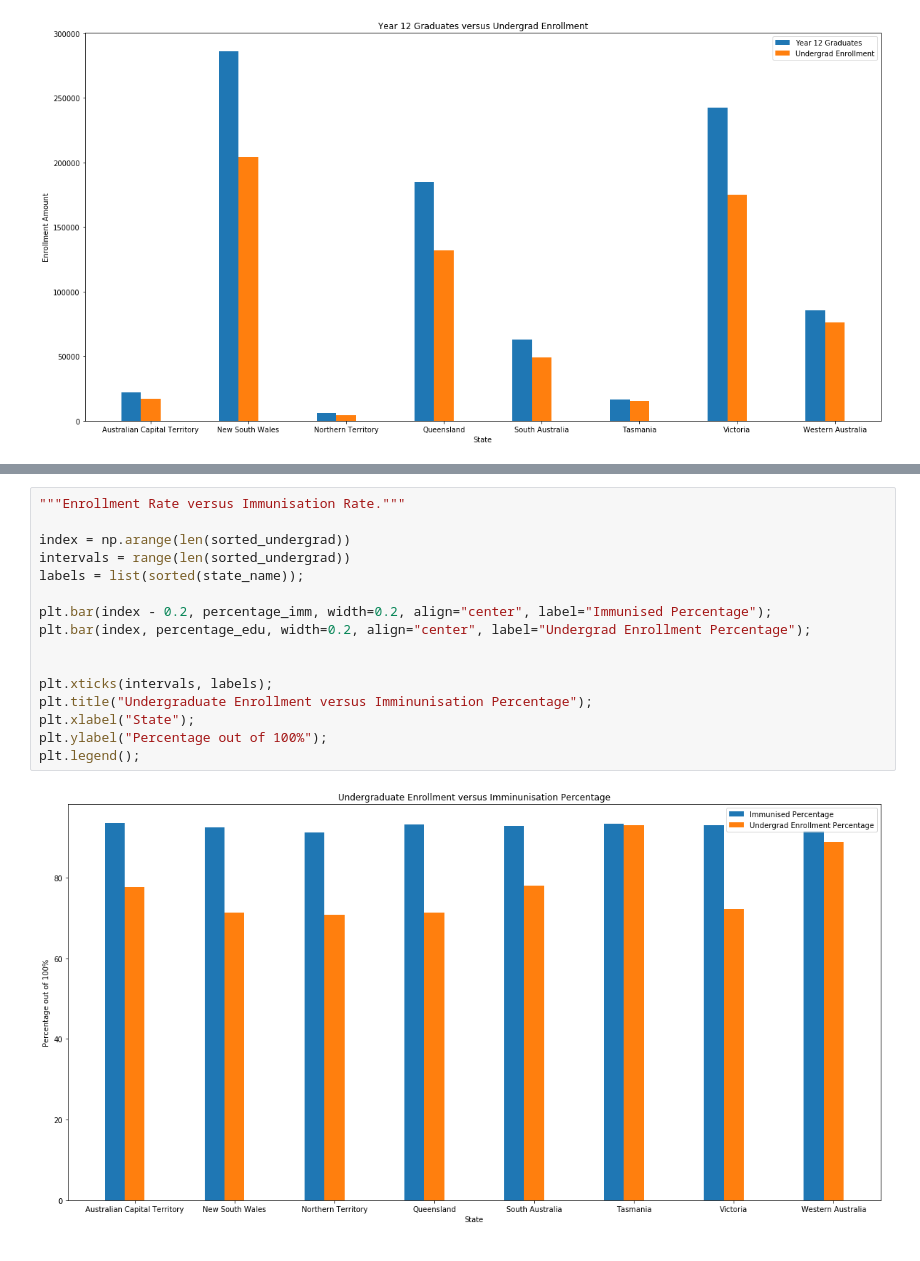
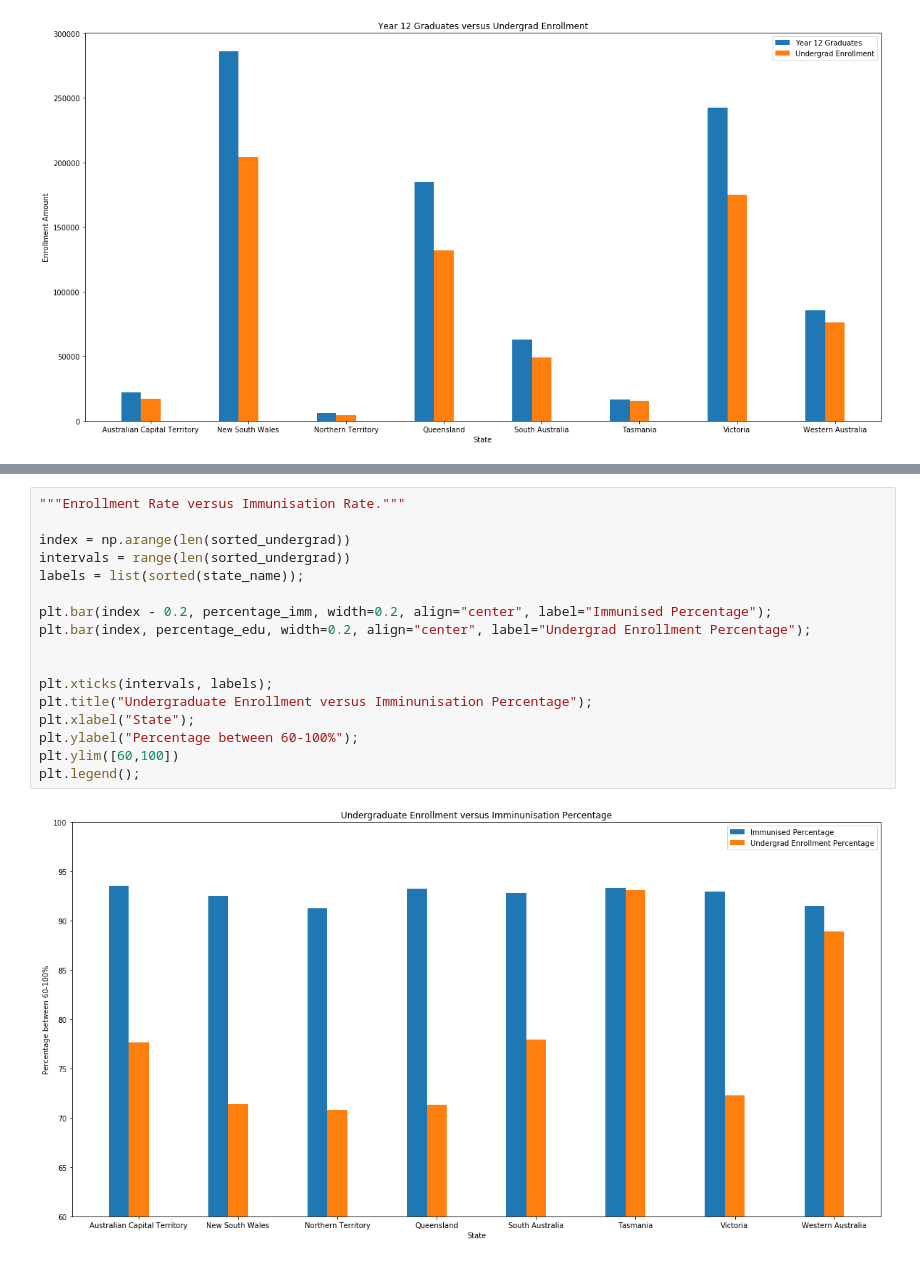
Before and after one commit to tomwyb/code1161base, a Jupyter notebook: week6/immunisation_table.ipynb, the cells around one changed output, grey strips where cells are left out. Drawn from its saved outputs; the diff is of its cells as text.

```diff
--- a/week6/immunisation_table.ipynb
+++ b/week6/immunisation_table.ipynb
@@ -286,18 +286,19 @@ plt.legend();
 # %%
 """Enrollment Rate versus Immunisation Rate."""
 
 index = np.arange(len(sorted_undergrad))
 intervals = range(len(sorted_undergrad))
 labels = list(sorted(state_name));
 
 plt.bar(index - 0.2, percentage_imm, width=0.2, align="center", label="Immunised Percentage");
 plt.bar(index, percentage_edu, width=0.2, align="center", label="Undergrad Enrollment Percentage");
 
 
 plt.xticks(intervals, labels);
 plt.title("Undergraduate Enrollment versus Imminunisation Percentage");
 plt.xlabel("State");
-plt.ylabel("Percentage out of 100%");
+plt.ylabel("Percentage between 60-100%");
+plt.ylim([60,100])
 plt.legend();
 # %% [output]
-[figure, old version]
+[figure, new version]
```
Also changed, not shown: parts of 3 cells of this notebook.
